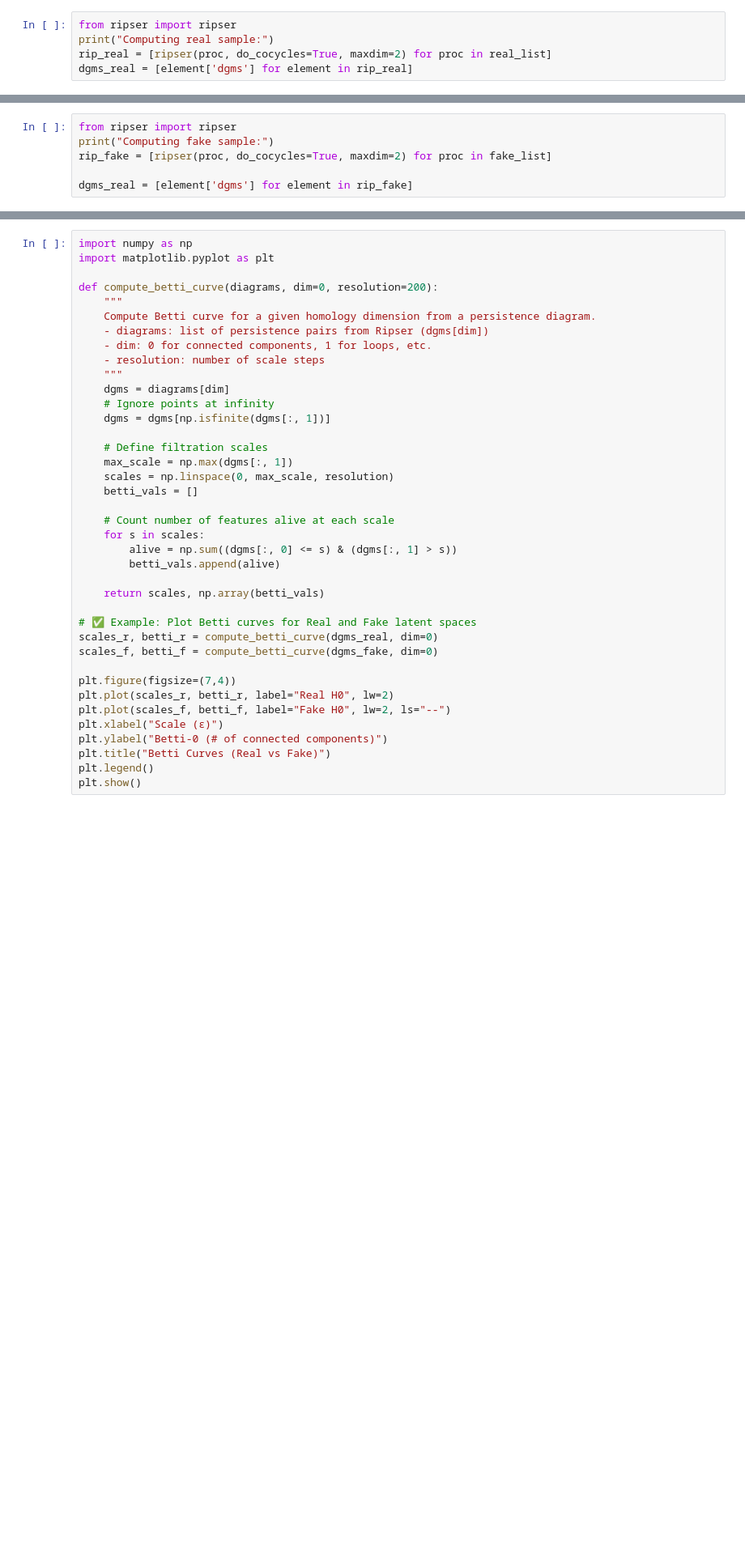
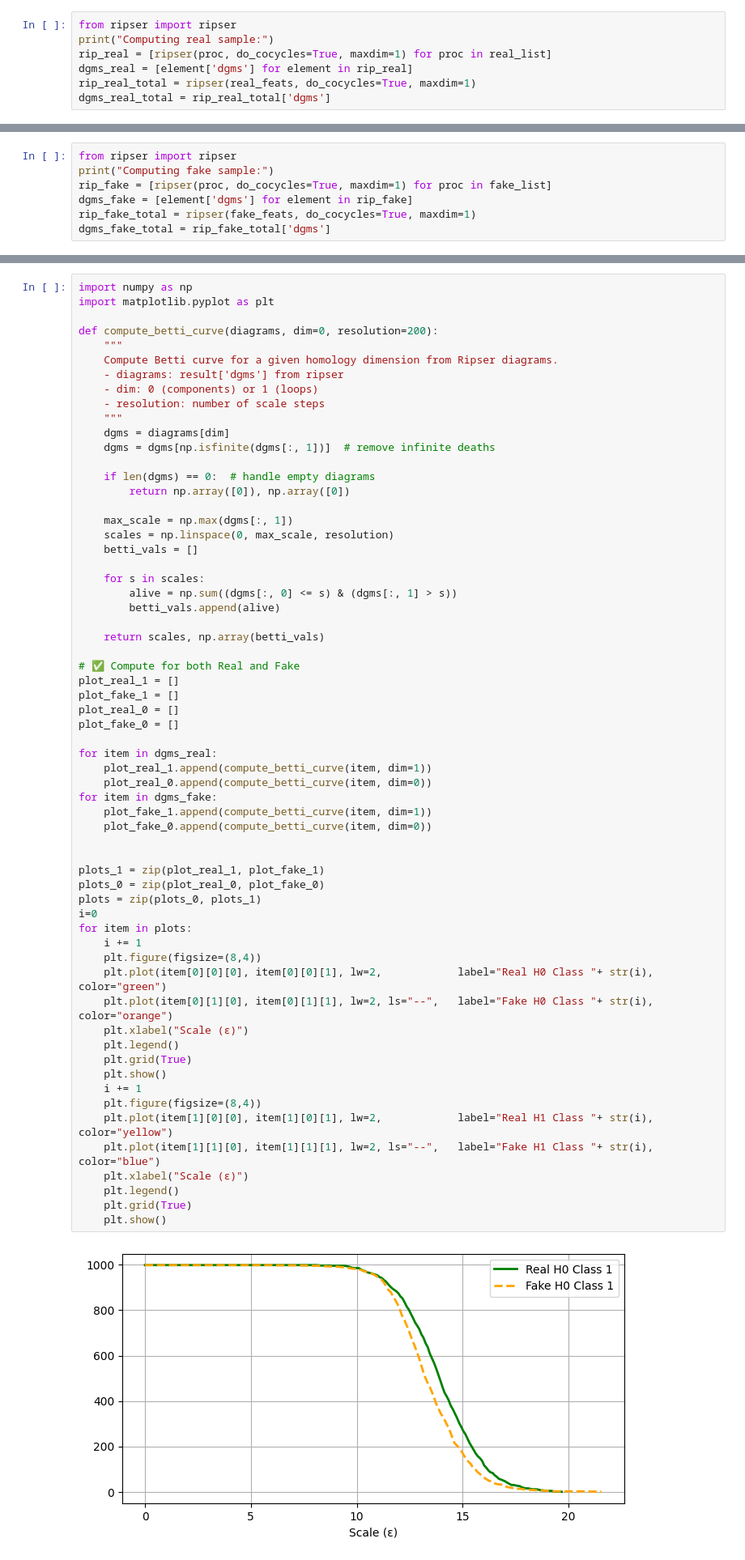
Before and after one commit to skyler-marks/ai-image-detection, a Jupyter notebook: Start.ipynb, the cells around one changed output, grey strips where cells are left out. Shown: that part at 81% size. Cells and saved outputs as stored; diff of their text form; blank space fills up the shorter version.

```diff
--- a/Start.ipynb
+++ b/Start.ipynb
@@ -109,5 +136,7 @@ fake_list = np.array([[item.flatten() for item in cat] for cat in fake_feats_lis
 # %%
 from ripser import ripser
 print("Computing real sample:")
-rip_real = [ripser(proc, do_cocycles=True, maxdim=2) for proc in real_list]
+rip_real = [ripser(proc, do_cocycles=True, maxdim=1) for proc in real_list]
 dgms_real = [element['dgms'] for element in rip_real]
+rip_real_total = ripser(real_feats, do_cocycles=True, maxdim=1)
+dgms_real_total = rip_real_total['dgms']
@@ -114,6 +145,7 @@ dgms_real = [element['dgms'] for element in rip_real]
 # %%
 from ripser import ripser
 print("Computing fake sample:")
-rip_fake = [ripser(proc, do_cocycles=True, maxdim=2) for proc in fake_list]
-
-dgms_real = [element['dgms'] for element in rip_fake]
+rip_fake = [ripser(proc, do_cocycles=True, maxdim=1) for proc in fake_list]
+dgms_fake = [element['dgms'] for element in rip_fake]
+rip_fake_total = ripser(fake_feats, do_cocycles=True, maxdim=1)
+dgms_fake_total = rip_fake_total['dgms']
@@ -133,39 +154,64 @@ plot_diagrams(dgms_real[2])
 # %%
 import numpy as np
 import matplotlib.pyplot as plt
 
 def compute_betti_curve(diagrams, dim=0, resolution=200):
     """
-    Compute Betti curve for a given homology dimension from a persistence diagram.
-    - diagrams: list of persistence pairs from Ripser (dgms[dim])
-    - dim: 0 for connected components, 1 for loops, etc.
+    Compute Betti curve for a given homology dimension from Ripser diagrams.
+    - diagrams: result['dgms'] from ripser
+    - dim: 0 (components) or 1 (loops)
     - resolution: number of scale steps
     """
     dgms = diagrams[dim]
-    # Ignore points at infinity
-    dgms = dgms[np.isfinite(dgms[:, 1])]
+    dgms = dgms[np.isfinite(dgms[:, 1])]  # remove infinite deaths
 
-    # Define filtration scales
+    if len(dgms) == 0:  # handle empty diagrams
+        return np.array([0]), np.array([0])
+
     max_scale = np.max(dgms[:, 1])
     scales = np.linspace(0, max_scale, resolution)
     betti_vals = []
 
-    # Count number of features alive at each scale
     for s in scales:
         alive = np.sum((dgms[:, 0] <= s) & (dgms[:, 1] > s))
         betti_vals.append(alive)
 
     return scales, np.array(betti_vals)
 
-# ✅ Example: Plot Betti curves for Real and Fake latent spaces
-scales_r, betti_r = compute_betti_curve(dgms_real, dim=0)
-scales_f, betti_f = compute_betti_curve(dgms_fake, dim=0)
+# ✅ Compute for both Real and Fake
+plot_real_1 = []
+plot_fake_1 = []
+plot_real_0 = []
+plot_fake_0 = []
 
-plt.figure(figsize=(7,4))
-plt.plot(scales_r, betti_r, label="Real H0", lw=2)
-plt.plot(scales_f, betti_f, label="Fake H0", lw=2, ls="--")
-plt.xlabel("Scale (ε)")
-plt.ylabel("Betti-0 (# of connected components)")
-plt.title("Betti Curves (Real vs Fake)")
-plt.legend()
-plt.show()
+for item in dgms_real:
+    plot_real_1.append(compute_betti_curve(item, dim=1))
+    plot_real_0.append(compute_betti_curve(item, dim=0))
+for item in dgms_fake:
+    plot_fake_1.append(compute_betti_curve(item, dim=1))
+    plot_fake_0.append(compute_betti_curve(item, dim=0))
+
+
+plots_1 = zip(plot_real_1, plot_fake_1)
+plots_0 = zip(plot_real_0, plot_fake_0)
+plots = zip(plots_0, plots_1)
+i=0
+for item in plots:
+    i += 1
+    plt.figure(figsize=(8,4))
+    plt.plot(item[0][0][0], item[0][0][1], lw=2,            label="Real H0 Class "+ str(i), color="green")
+    plt.plot(item[0][1][0], item[0][1][1], lw=2, ls="--",   label="Fake H0 Class "+ str(i), color="orange")
+    plt.xlabel("Scale (ε)")
+    plt.legend()
+    plt.grid(True)
+    plt.show()
+    i += 1
+    plt.figure(figsize=(8,4))
+    plt.plot(item[1][0][0], item[1][0][1], lw=2,            label="Real H1 Class "+ str(i), color="yellow")
+    plt.plot(item[1][1][0], item[1][1][1], lw=2, ls="--",   label="Fake H1 Class "+ str(i), color="blue")
+    plt.xlabel("Scale (ε)")
+    plt.legend()
+    plt.grid(True)
+    plt.show()
+# %% [output]
+[figure, added]
```
Also changed, not shown: parts of 16 cells of this notebook.
